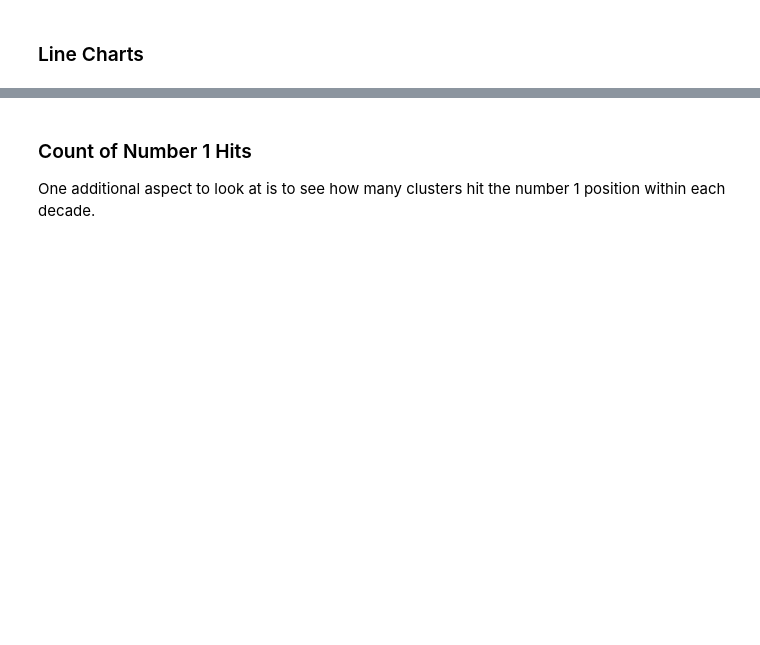
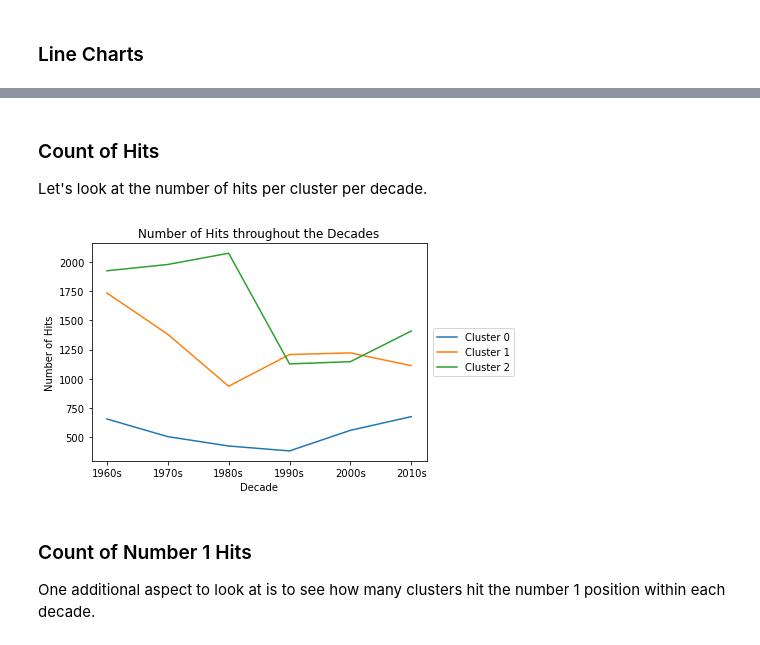
Before and after one commit to 12wollmana/UMN-Data_Analytics-Project_03, a Jupyter notebook: static/notebooks/decades.ipynb, the cells around one changed output, grey strips where cells are left out. Cells and saved outputs as stored; diff of their text form; code cells hidden in the pictures; blank space fills up the shorter version.

Commit message:
Added Number of Hits

```diff
--- a/static/notebooks/decades.ipynb
+++ b/static/notebooks/decades.ipynb
@@ -102,3 +168,17 @@ for column in columns:
+# %% [markdown]
+### Count of Hits
+Let's look at the number of hits per cluster per decade.
+# %%
+hits_counts_df = decade_gb.count()
+hits_counts_df = hits_counts_df["Track"]
+# %%
+axis = hits_counts_df.unstack('Cluster').plot(kind="line", title = "Number of Hits throughout the Decades")
+axis.set_ylabel("Number of Hits")
+axis.legend(legend_labels, loc='center right', bbox_to_anchor=(1.275, .5))
+plt.savefig(f"{image_filepath}/line/number_of_hits.png", bbox_inches='tight')
+plt.show()
+# %% [output]
+[figure, added]
 # %% [markdown]
 ### Count of Number 1 Hits
 One additional aspect to look at is to see how many clusters hit the number 1 position within each decade.
```
Also changed, not shown: parts of 11 cells of this notebook, 1 other file.
